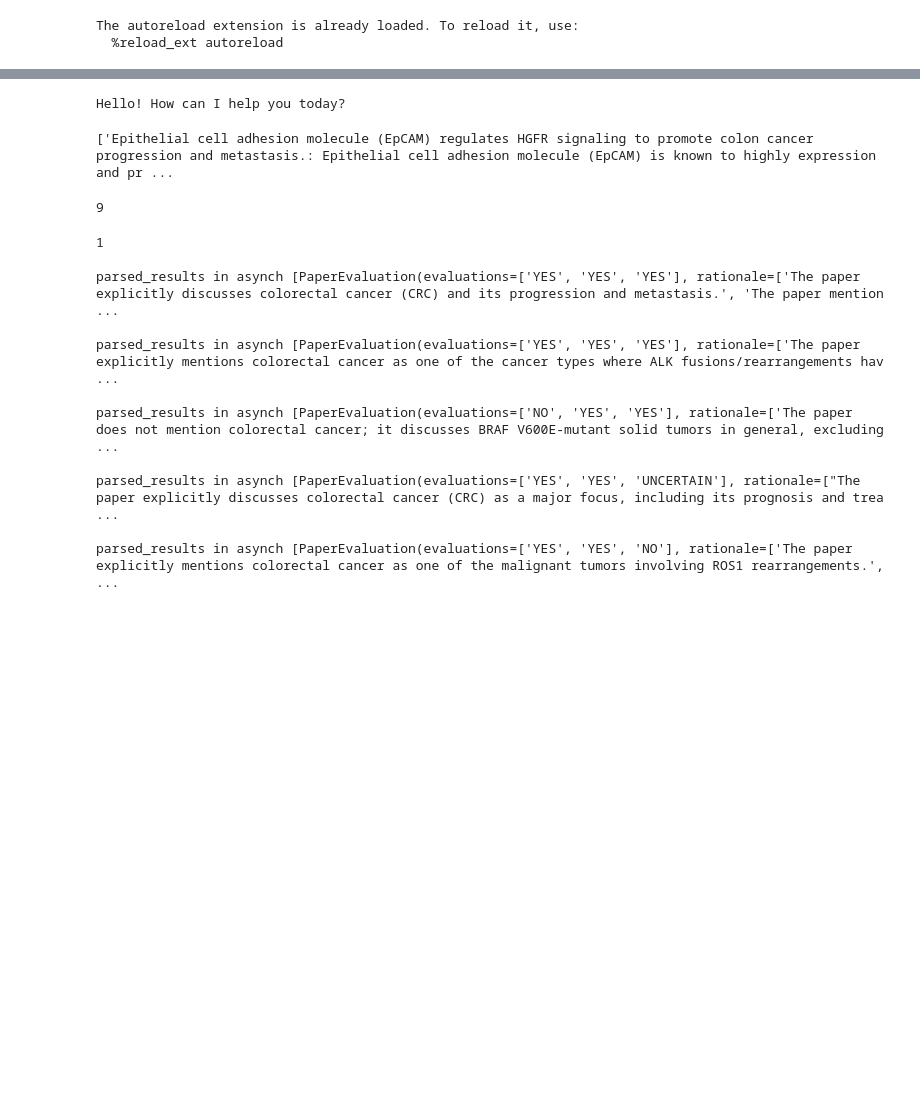
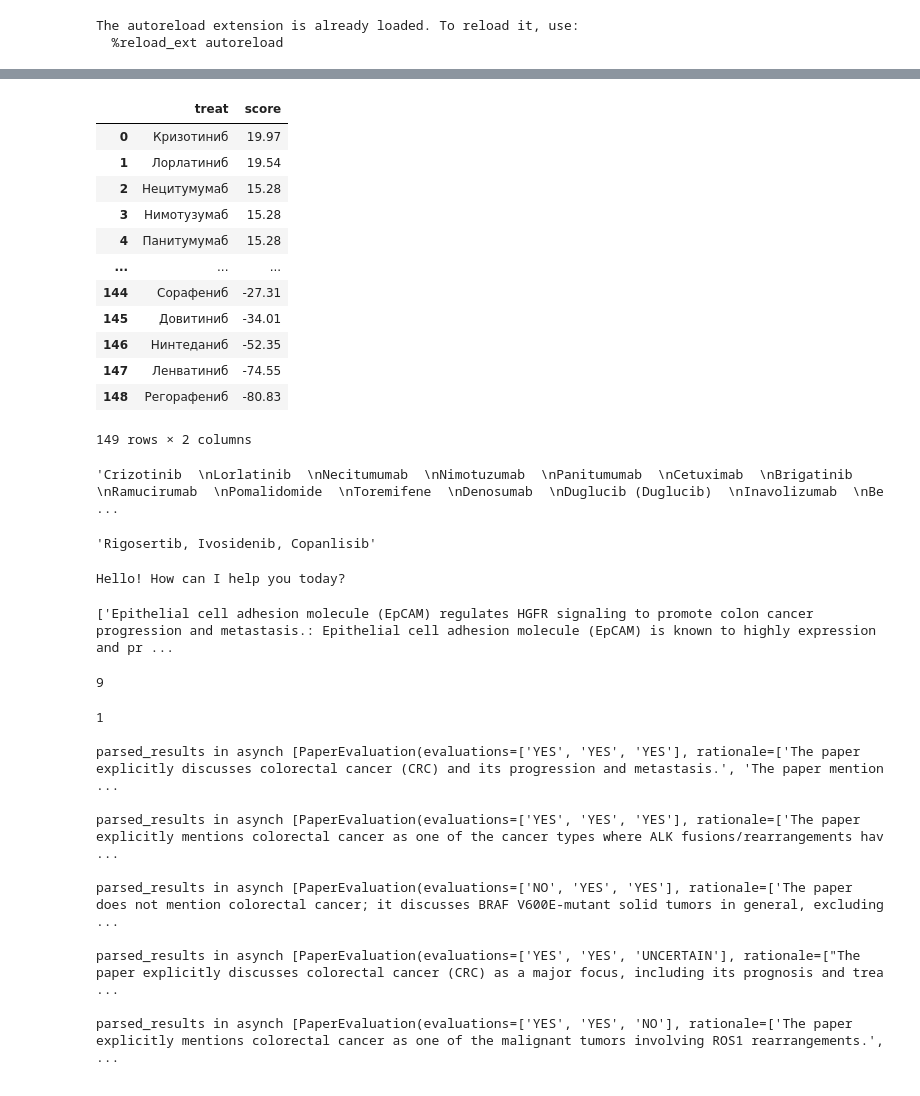
Before and after one commit to Mpkosh/TrialMind-SLR, a Jupyter notebook: ollama.ipynb, the cells around one changed output, grey strips where cells are left out. Cells and saved outputs as stored; diff of their text form; code cells hidden in the pictures; blank space fills up the shorter version.

```diff
--- a/ollama.ipynb
+++ b/ollama.ipynb
@@ -27,0 +83,2 @@ The autoreload extension is already loaded. To reload it, use:
+# %%
+f,t,df2 = extract.info_from_doc(file_path)
@@ -28,3 +89,19 @@ The autoreload extension is already loaded. To reload it, use:
+# %%
+df2
+# %% [output]
+|  | treat | score |
+| 0 | Кризотиниб | 19.97 |
+| 1 | Лорлатиниб | 19.54 |
+| 2 | Нецитумумаб | 15.28 |
+| 3 | Нимотузумаб | 15.28 |
+| 4 | Панитумумаб | 15.28 |
+| ... | ... | ... |
+| 144 | Сорафениб | -27.31 |
+| 145 | Довитиниб | -34.01 |
+| 146 | Нинтеданиб | -52.35 |
+| 147 | Ленватиниб | -74.55 |
+| 148 | Регорафениб | -80.83 |
+149 rows × 2 columns
 # %%
 client = OpenAI(
         base_url=os.getenv("BASE_URL"),
@@ -34,3 +113,25 @@ client = OpenAI(
+# %%
+messages = [{'role':'system', 'content':'You are a helpful assistant /no_think'},
+                {'role':'user', 'content':f"Translate the following medicine into English: {treat001}"}]
+
+response = client.chat.completions.create(
+    model=os.getenv("MODEL_NAME"),
+    messages=messages,
+    temperature=0
+)
+fin = response.choices[0].message.content
+fin
+# %% [output]
+'Crizotinib  \nLorlatinib  \nNecitumumab  \nNimotuzumab  \nPanitumumab  \nCetuximab  \nBrigatinib  \nRamucirumab  \nPomalidomide  \nToremifene  \nDenosumab  \nDuglucib (Duglucib)  \nInavolizumab  \nBe ...
+# %%
+client.chat.completions.create(
+    model=os.getenv("MODEL_NAME"),
+    messages=[{'role':'system', 'content':'You are a helpful assistant /no_think'},
+                {'role':'user', 'content':f"Translate into English: {'Ригосертиб, Ивозидениб, Копанлисиб '}"}],
+    temperature=0
+).choices[0].message.content
+# %% [output]
+'Rigosertib, Ivosidenib, Copanlisib'
 # %%
 response = client.chat.completions.create(
         model='MedAIBase/MedGemma1.5:4b',#'kamekichi128/qwen3-4b-instruct-2507',
```
Also changed, not shown: parts of 7 cells of this notebook, 1 other file.
